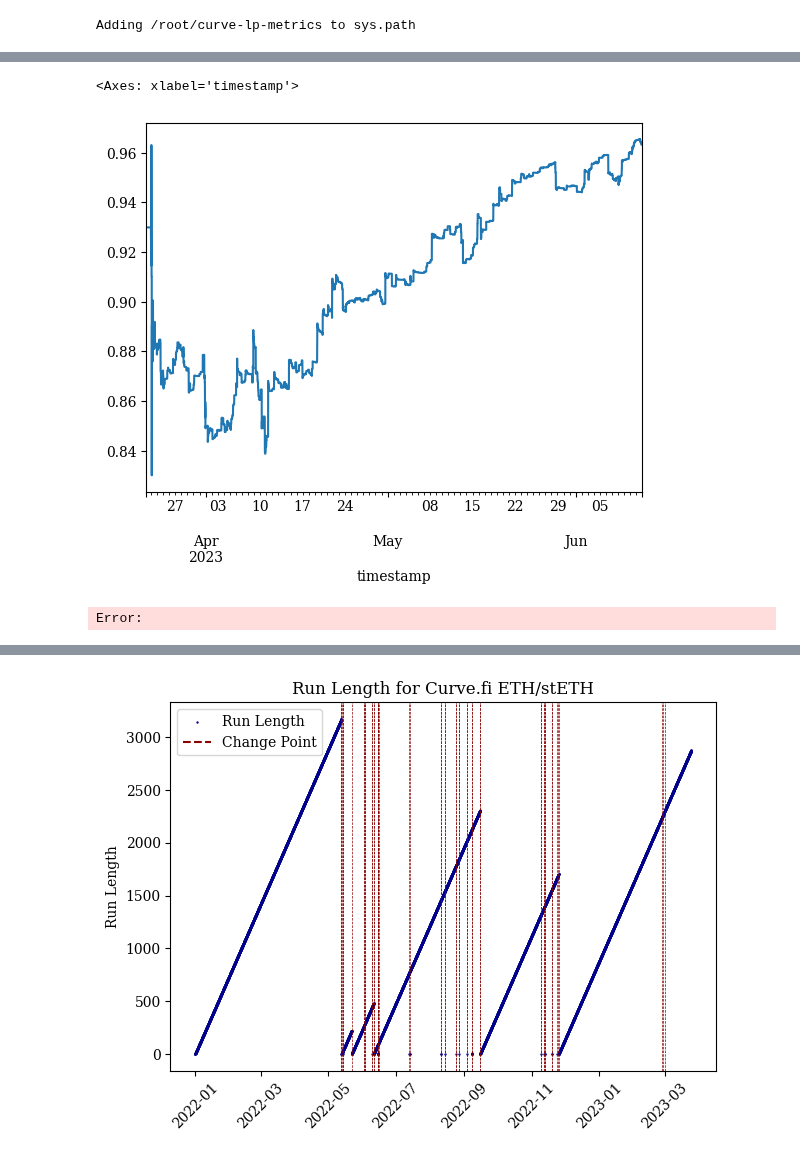
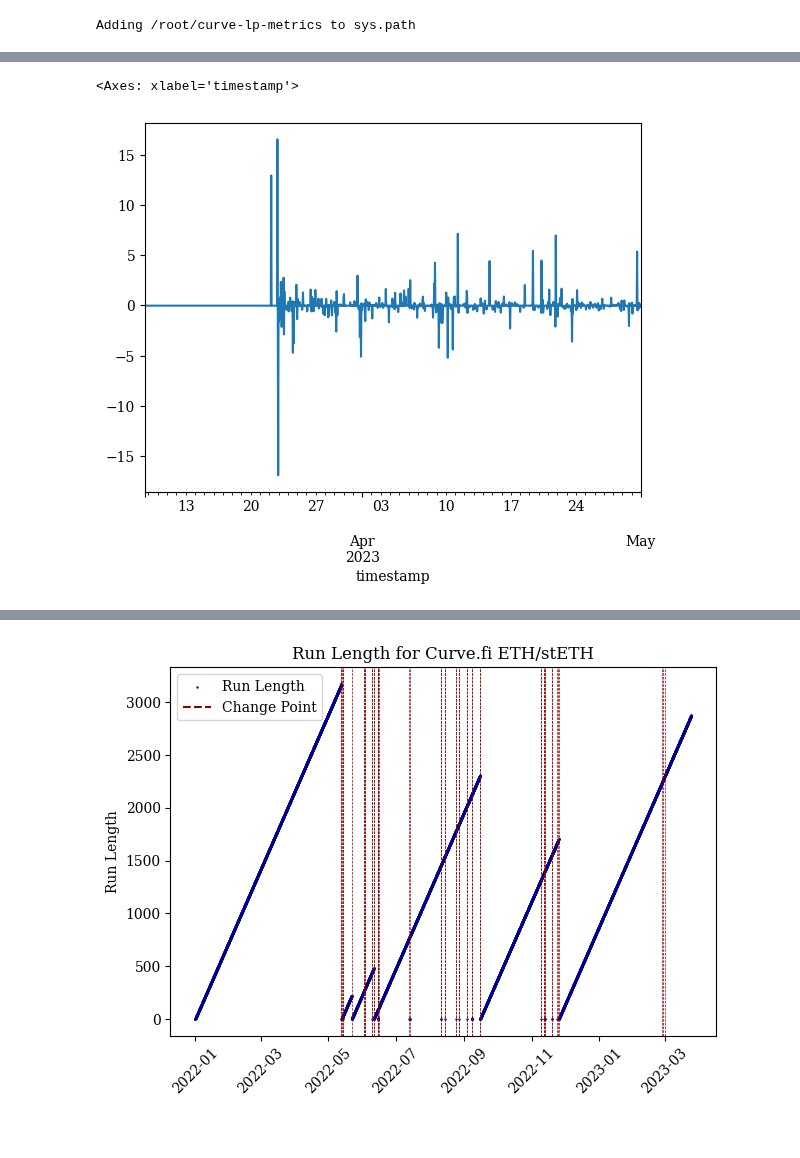
Before and after one commit to xenophonlabs/curve-lp-metrics, a Jupyter notebook: notebooks/analysis.ipynb, the cells around one changed output, grey strips where cells are left out. Cells and saved outputs as stored; diff of their text form; code cells hidden in the pictures.

```diff
--- a/notebooks/analysis.ipynb
+++ b/notebooks/analysis.ipynb
@@ -48,9 +51,10 @@ datafetcher = DataFetcher(token_metadata=token_metadata)
-# %%
-start_ts = datetime.timestamp(datetime(2022, 9, 1))
-end_ts = datetime.timestamp(datetime(2023, 6, 12))
-ohlcv = datahandler.get_ohlcv_data(datahandler.token_ids['cvxCRV'], start_ts, end_ts)
-ohlcv['close'].plot()
-# %% [output]
-<Axes: xlabel='timestamp'>
-[figure, removed]
-Error:
+# %%
+pool = "0x971add32ea87f10bd192671630be3be8a11b8623"
+pool_start = datetime.timestamp(datetime.fromisoformat('2022-01-01'))
+pool_end = datetime.timestamp(datetime.fromisoformat('2023-05-01'))
+
+X = datahandler.get_pool_X('shannonsEntropy', pool, pool_start, pool_end, timedelta(hours=1), standardize=True)
+X.plot()
+# %% [output]
+<Axes: xlabel='timestamp'>
+[figure, added]
```
Also changed, not shown: parts of 14 cells of this notebook, 38 other files.
